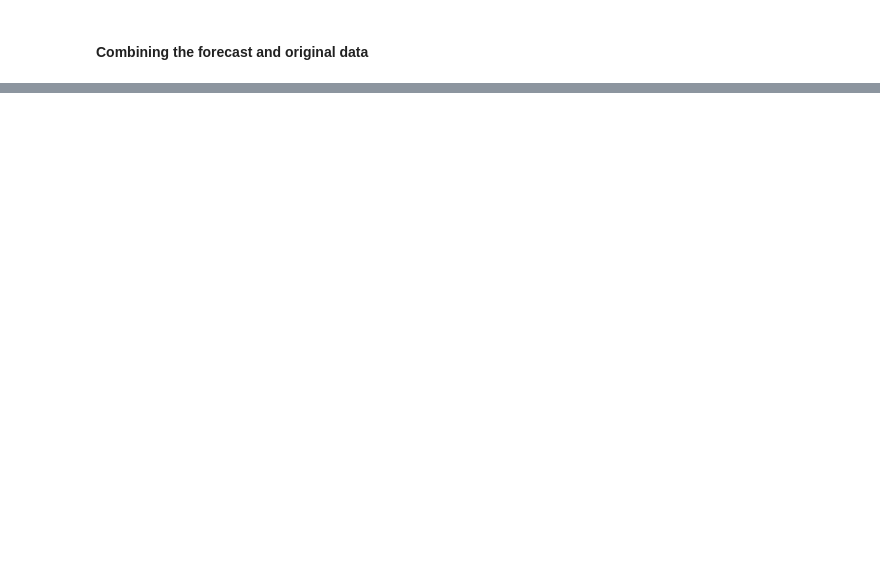
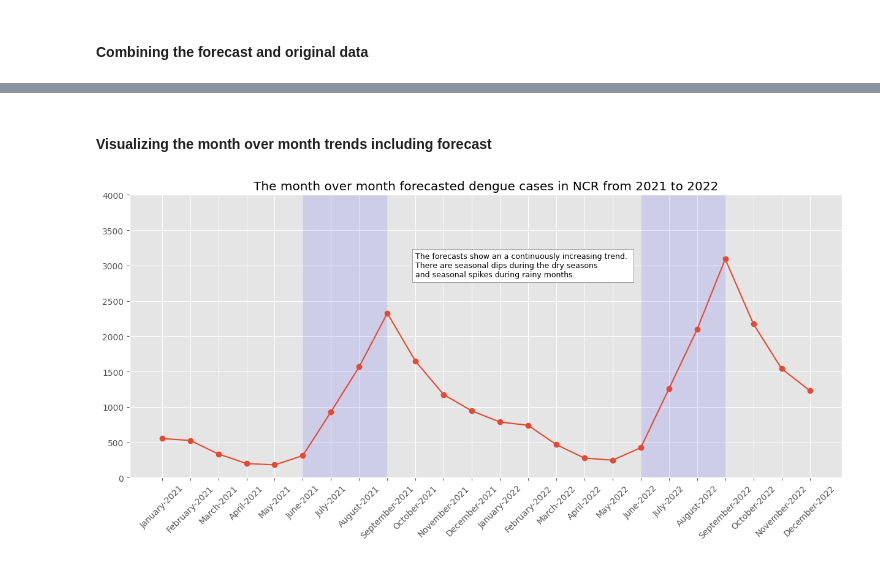
Before and after one commit to boredanalyst/Forecasting-Dengue-Cases-in-the-Philippines, a Jupyter notebook: forecasting-dengue-cases-in-the-philippines.ipynb, the cells around one changed output, grey strips where cells are left out. Saved outputs shown, nothing was run; the diff lists cells and outputs as text; code cells hidden in the pictures; blank space fills up the shorter version.

```diff
--- a/forecasting-dengue-cases-in-the-philippines.ipynb
+++ b/forecasting-dengue-cases-in-the-philippines.ipynb
@@ -508,0 +576,17 @@ df_all.head(5)
+# %%
+df_all["month_name"] = df_all["month"].map({
+    1:"January",
+    2:"February",
+    3:"March",
+    4:"April",
+    5:"May",
+    6:"June",
+    7:"July",
+    8:"August",
+    9:"September",
+    10:"October",
+    11:"November",
+    12:"December"
+})
+
+df_all["month_name"].value_counts()
@@ -508,0 +610,3 @@ df_all.head(5)
+# %%
+df_all["month_year"] = df_all["month_name"].astype(str) + "-" + df_all["year"].astype(str)
+df_all.head(3)
@@ -508,0 +618,56 @@ df_all.head(5)
+# %% [markdown]
+#### Visualizing the month over month trends including forecast ####
+# %%
+## axes
+
+df_forecast = df_all[df_all["year"] >= 2021]
+
+viz_df = df_forecast[["month_year", "dengue_cases"]]
+
+
+viz_df_x = viz_df["month_year"]
+viz_df_y = viz_df["dengue_cases"]
+
+## plot
+
+plt.figure(figsize=(15,6))
+plt.plot(
+    viz_df_x,
+    viz_df_y,
+    marker='o'
+)
+
+## annotate
+
+plt.title("The month over month forecasted dengue cases in NCR from 2021 to 2022")
+
+plt.fill_between(
+    (5,8),
+    4000,
+    color="blue",
+    alpha=0.1
+)
+
+plt.fill_between(
+    (17,20),
+    4000,
+    color="blue",
+    alpha=0.1
+)
+
+plt.text(
+    9, 3000,
+    "The forecasts show an a continuously increasing trend. \nThere are seasonal dips during the dry seasons \nand seasonal spikes during rainy months.",
+    va="center",
+    size=9,
+    bbox=dict(
+        facecolor="white",
+        edgecolor="gray"
+    )
+)
+
+plt.xticks(rotation=45)
+plt.ylim(0,4000)
+plt.show()
+# %% [output]
+[figure, added]
```
Also changed, not shown: parts of 10 cells of this notebook.
